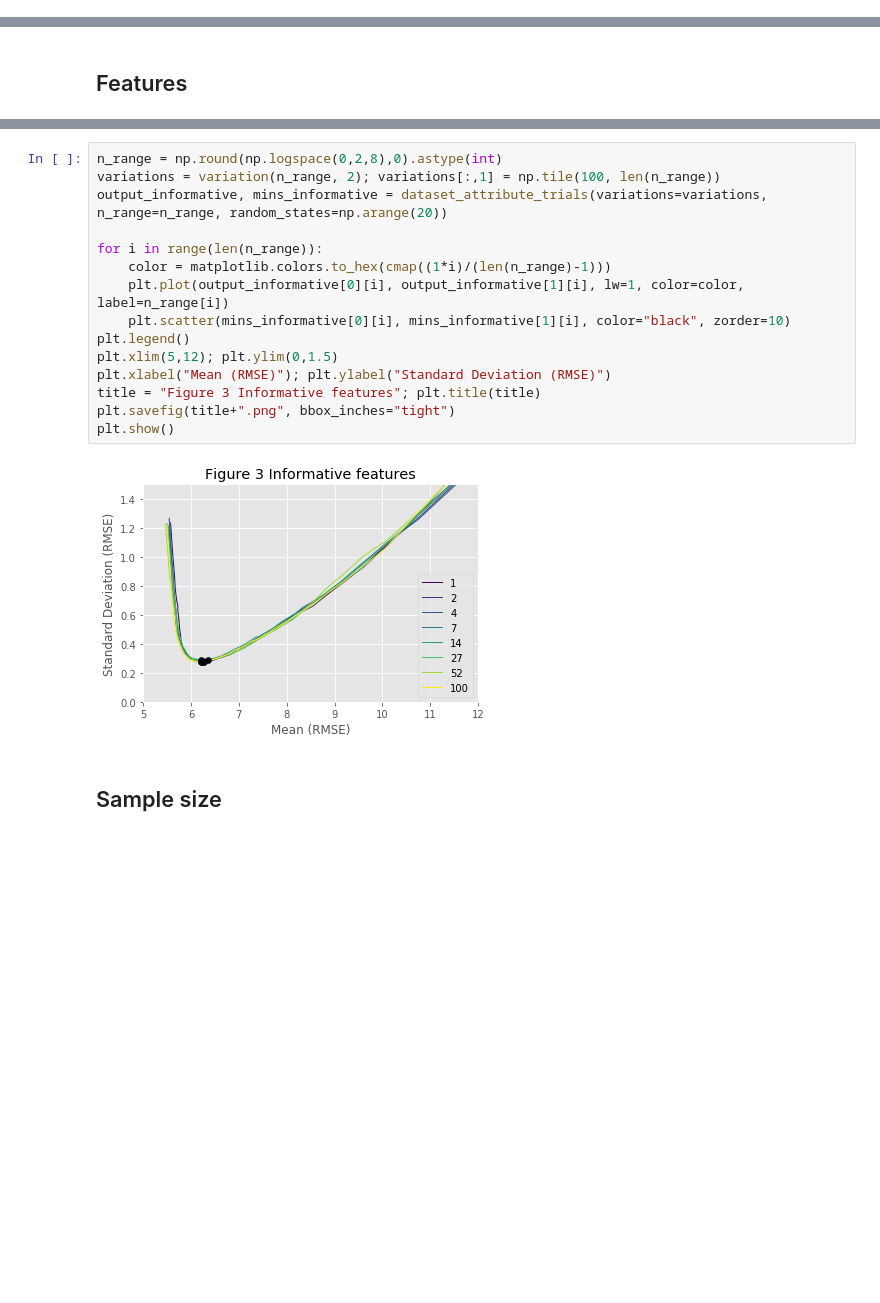
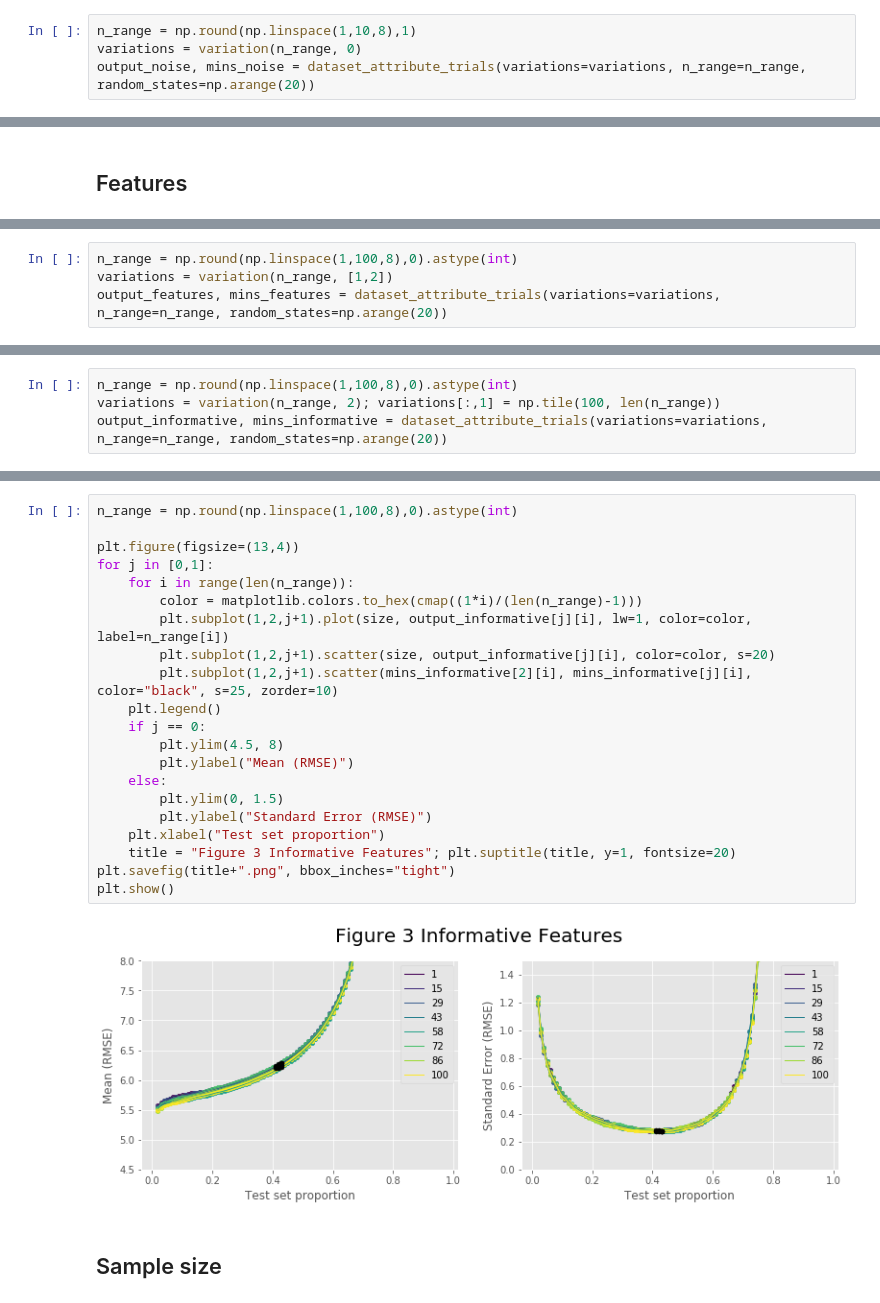
Before and after one commit to MarcoWedemeyer/TrainTestSplitExperimentation, a Jupyter notebook: Train Test Split Experimentation.ipynb, the cells around one changed output, grey strips where cells are left out. Drawn from its saved outputs; the diff is of its cells as text; blank space fills up the shorter version.

```diff
--- a/Train Test Split Experimentation.ipynb
+++ b/Train Test Split Experimentation.ipynb
@@ -157,0 +161,4 @@ cmap = plt.get_cmap("viridis")
+# %%
+n_range = np.round(np.linspace(1,10,8),1)
+variations = variation(n_range, 0)
+output_noise, mins_noise = dataset_attribute_trials(variations=variations, n_range=n_range, random_states=np.arange(20))
@@ -175,0 +204,4 @@ plt.show()
+# %%
+n_range = np.round(np.linspace(1,100,8),0).astype(int)
+variations = variation(n_range, [1,2])
+output_features, mins_features = dataset_attribute_trials(variations=variations, n_range=n_range, random_states=np.arange(20))
@@ -192,0 +267,4 @@ plt.show()
+# %%
+n_range = np.round(np.linspace(1,100,8),0).astype(int)
+variations = variation(n_range, 2); variations[:,1] = np.tile(100, len(n_range))
+output_informative, mins_informative = dataset_attribute_trials(variations=variations, n_range=n_range, random_states=np.arange(20))
@@ -193,19 +282,25 @@ plt.show()
 # %%
-n_range = np.round(np.logspace(0,2,8),0).astype(int)
-variations = variation(n_range, 2); variations[:,1] = np.tile(100, len(n_range))
-output_informative, mins_informative = dataset_attribute_trials(variations=variations, n_range=n_range, random_states=np.arange(20))
+n_range = np.round(np.linspace(1,100,8),0).astype(int)
 
-for i in range(len(n_range)):
-    color = matplotlib.colors.to_hex(cmap((1*i)/(len(n_range)-1)))
-    plt.plot(output_informative[0][i], output_informative[1][i], lw=1, color=color, label=n_range[i])
-    plt.scatter(mins_informative[0][i], mins_informative[1][i], color="black", zorder=10)
-plt.legend()
-plt.xlim(5,12); plt.ylim(0,1.5)
-plt.xlabel("Mean (RMSE)"); plt.ylabel("Standard Deviation (RMSE)")
-title = "Figure 3 Informative features"; plt.title(title)
+plt.figure(figsize=(13,4))
+for j in [0,1]:
+    for i in range(len(n_range)):
+        color = matplotlib.colors.to_hex(cmap((1*i)/(len(n_range)-1)))
+        plt.subplot(1,2,j+1).plot(size, output_informative[j][i], lw=1, color=color, label=n_range[i])
+        plt.subplot(1,2,j+1).scatter(size, output_informative[j][i], color=color, s=20)
+        plt.subplot(1,2,j+1).scatter(mins_informative[2][i], mins_informative[j][i], color="black", s=25, zorder=10)
+    plt.legend()
+    if j == 0:
+        plt.ylim(4.5, 8)
+        plt.ylabel("Mean (RMSE)")
+    else:
+        plt.ylim(0, 1.5)
+        plt.ylabel("Standard Error (RMSE)")
+    plt.xlabel("Test set proportion")
+    title = "Figure 3 Informative Features"; plt.suptitle(title, y=1, fontsize=20)
 plt.savefig(title+".png", bbox_inches="tight")
 plt.show()
 # %% [output]
-[figure, old version]
+[figure, new version]
 # %% [markdown]
 ## Sample size
```
Also changed, not shown: parts of 19 cells of this notebook, 8 other files.
